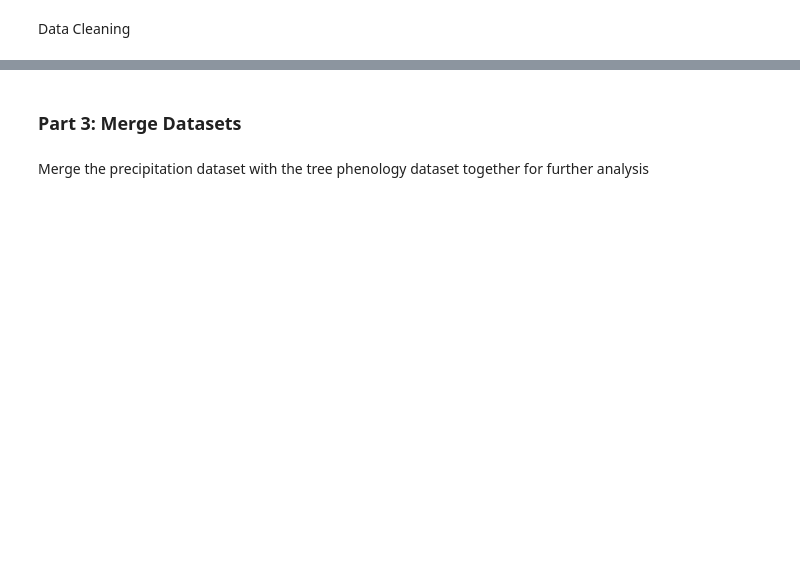
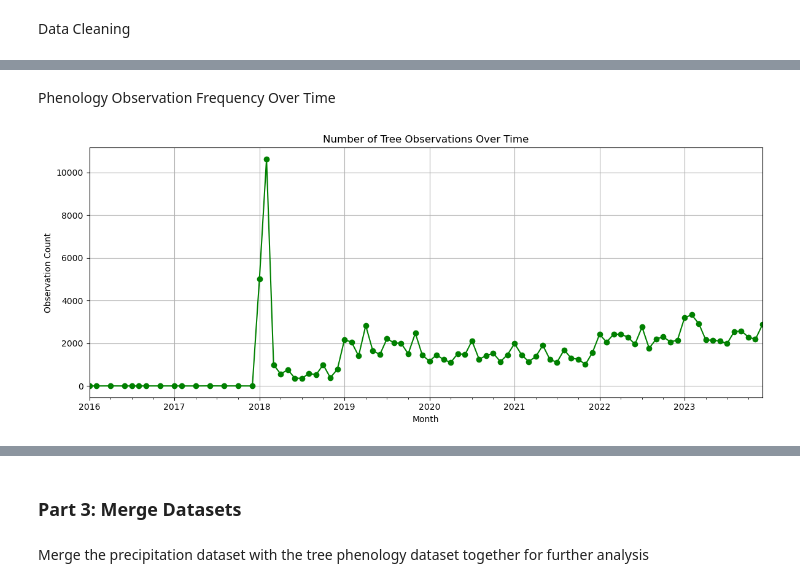
Before and after one commit to BU-Spark/ds-seasonwatch-trees, a Jupyter notebook: code/spring_2025_code/precipitation_analysis.ipynb, the cells around one changed output, grey strips where cells are left out. Cells and saved outputs as stored; diff of their text form; code cells hidden in the pictures; blank space fills up the shorter version.

```diff
--- a/code/spring_2025_code/precipitation_analysis.ipynb
+++ b/code/spring_2025_code/precipitation_analysis.ipynb
@@ -179,0 +209,21 @@ memory usage: 19.8+ MB
+# %% [markdown]
+ Phenology Observation Frequency Over Time
+# %%
+import matplotlib.pyplot as plt
+
+# Convert date column
+df_tree_clean['Date_of_observation'] = pd.to_datetime(df_tree_clean['Date_of_observation'])
+
+# Count number of phenology observations per month
+obs_per_month = df_tree_clean.groupby(df_tree_clean['Date_of_observation'].dt.to_period('M')).size()
+
+# Plot
+obs_per_month.plot(kind='line', figsize=(12, 5), color='green', marker='o')
+plt.title("Number of Tree Observations Over Time")
+plt.xlabel("Month")
+plt.ylabel("Observation Count")
+plt.grid(True)
+plt.tight_layout()
+plt.show()
+# %% [output]
+[figure, added]
```
Also changed, not shown: parts of 62 cells of this notebook.
